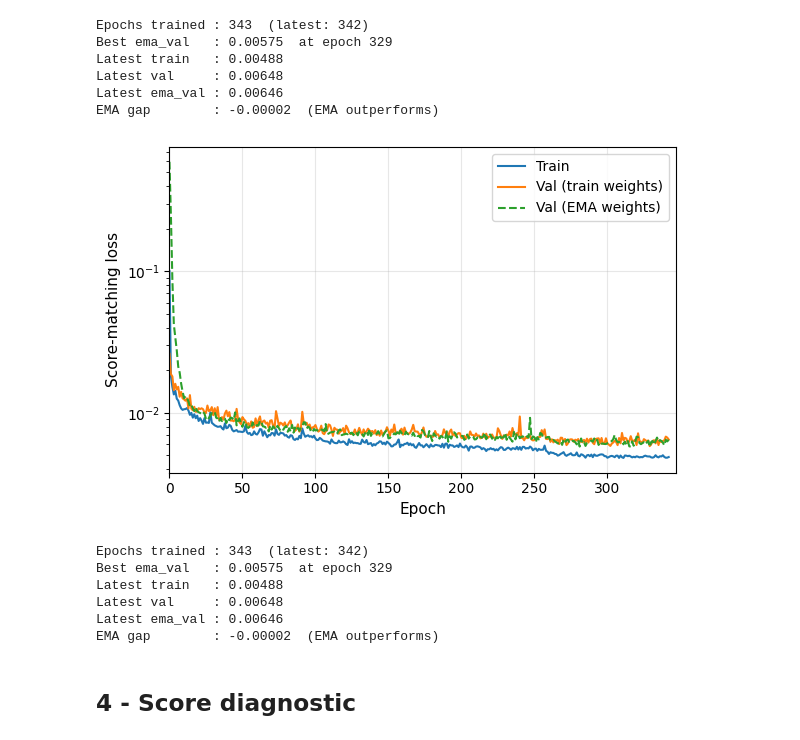
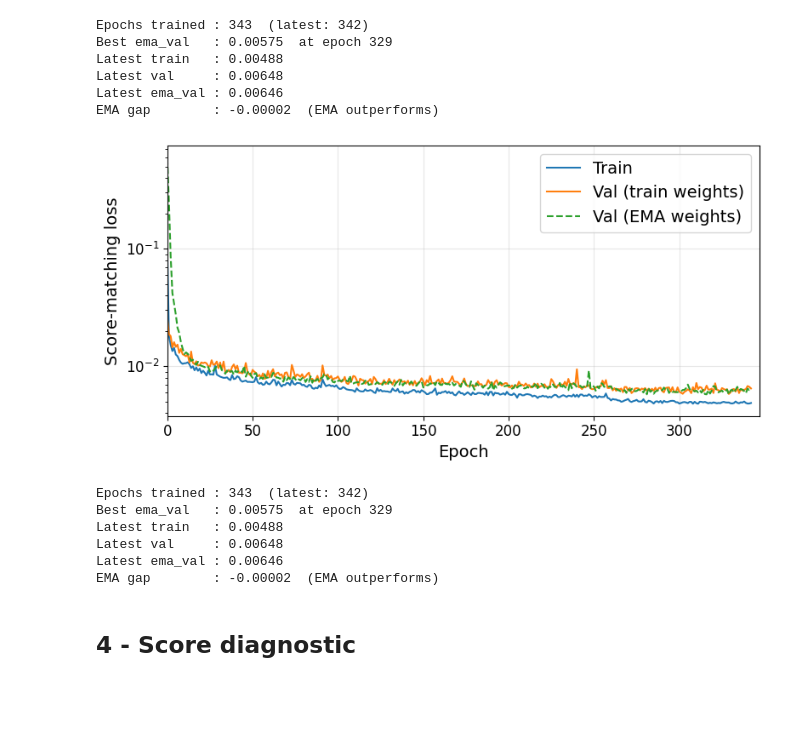
Before and after one commit to NinnaL/Master-thesis---Super-resolution-sea-ice-concentration-using-generative-AI, a Jupyter notebook: Code/lib/diffusion/diffusion_SR_ASIP_from_AMSR2.ipynb, the cells around one changed output. Cells and saved outputs as stored; diff of their text form; code cells hidden in the pictures; blank space fills up the shorter version.

```diff
--- a/Code/lib/diffusion/diffusion_SR_ASIP_from_AMSR2.ipynb
+++ b/Code/lib/diffusion/diffusion_SR_ASIP_from_AMSR2.ipynb
@@ -256,7 +256,7 @@ else:
     val_loss   = _h['val_loss']
     ema_loss   = _h.get('ema_val_loss', [])
 
-    fig, axes = plt.subplots(1, 1, figsize=(6, 4))
+    fig, axes = plt.subplots(1, 1, figsize=(8, 4))
 
     # ── Left: loss curves ─────────────────────────────────────────────────────
     axes.plot(epochs, train_loss, label='Train',               linewidth=1.5, color='tab:blue')
@@ -266,76 +266,39 @@ else:
                      linestyle='--', color='tab:green')
         best_idx = int(np.argmin(ema_loss))
         # axes[0].axvline(epochs[best_idx], color='tab:green', linestyle=':', linewidth=1, alpha=0.7)
         # axes[0].annotate(f'Best EMA\nepoch {epochs[best_idx]}',
         #                  xy=(epochs[best_idx], ema_loss[best_idx]),
         #                  xytext=(epochs[best_idx] + max(epochs) * 0.03, ema_loss[best_idx] * 1.5),
         #                  fontsize=8, color='tab:green',
         #                  arrowprops=dict(arrowstyle='->', color='tab:green', lw=0.8))
-    axes.set_xlabel('Epoch', fontsize=11)
-    axes.set_ylabel('Score-matching loss', fontsize=11)
+    axes.set_xlabel('Epoch', fontsize=14)
+    axes.set_ylabel('Score-matching loss', fontsize=14)
     # axes.set_title('Loss', fontsize=12)
-    axes.legend(loc='upper right', fontsize=10)
+    axes.legend(loc='upper right', fontsize=14)
+    axes.tick_params(axis='both', labelsize=12)
     axes.grid(True, alpha=0.3)
     if len(epochs) > 10:
         axes.set_yscale('log')
     axes.set_xlim(left=0, right=max(epochs) + 5)
 
-    # ax2 = axes.twinx()
-    # ln1 = ax2.plot(epochs, _h['lr'], color='tab:orange', linewidth=1.5, label='Learning rate')
-
-    # ax2.set_ylabel('Learning rate', fontsize=11, color='tab:orange')
-    # ax2.tick_params(axis='y', labelcolor='tab:orange')
-    # axes.set_yscale('log')
-
-    # axes.grid(True, alpha=0.3)
-
-    # ── Right: LR + EMA gap ───────────────────────────────────────────────────
-    # ln1 = axes[1].plot(epochs, _h['lr'], color='tab:orange', linewidth=1.5, label='Learning rate')
-    # axes[1].set_xlabel('Epoch', fontsize=11)
-    # axes[1].set_ylabel('Learning rate', fontsize=11, color='tab:orange')
-    # axes[1].tick_params(axis='y', labelcolor='tab:orange')
-    # axes[1].set_yscale('log')
-    # axes[1].set_title('Learning rate & EMA convergence', fontsize=12)
-    # axes[1].grid(True, alpha=0.3)
-
-    # if ema_loss:
-    #     ax2     = axes[1].twinx()
-    #     ema_gap = [e - v for e, v in zip(ema_loss, val_loss)]
-    #     ln2     = ax2.plot(epochs, ema_gap, color='tab:green', linewidth=1.5,
-    #                        linestyle='--', label='EMA − Val gap')
-    #     ax2.axhline(0, color='gray', linestyle=':', linewidth=0.8, alpha=0.6)
-    #     ax2.set_ylabel('EMA − Val loss gap\n(negative = EMA outperforms)', fontsize=10,
-    #                    color='tab:green')
-    #     ax2.tick_params(axis='y', labelcolor='tab:green')
-    #     lns  = ln1 + ln2
-    #     labs = [l.get_label() for l in lns]
-    #     ax2.legend(lns, labs, loc='upper right', fontsize=10)
-
-    # _epoch     = diff_info['epoch']
-    # _val       = diff_info['val_loss']
-    # _ema_val   = diff_info['ema_val_loss']
-    # _lr        = _h['lr'][_h['epoch'].index(_epoch)] if _epoch in _h['epoch'] else float('nan')
-    # _ckpt_name = os.path.basename(BEST_CKPT if os.path.exists(BEST_CKPT) else DIFF_CKPT)
-    # subtitle   = (f'Epoch {_epoch}  |  val={_val:.5f}  ema_val={_ema_val:.5f}  '
-    #               f'lr={_lr:.2e}  |  ckpt={_ckpt_name}')
-
     # plt.suptitle(f'{mdl_cls.name} — Diffusion model training history  (postfix={postfix})\n{subtitle}',
     #              fontsize=12)
     plt.tight_layout()
+    plt.savefig('/dmidata/users/nili/Master/Master-thesis---Super-resolution-sea-ice-concentration-using-generative-AI/figures/results/training/DIFF_hist.png', dpi=300, bbox_inches='tight')
     plt.show()
 
     ref        = ema_loss if ema_loss else val_loss
     best_idx   = int(np.argmin(ref))
     print(f'Epochs trained : {len(epochs)}  (latest: {epochs[-1]})')
     print(f'Best ema_val   : {min(ref):.5f}  at epoch {epochs[best_idx]}')
     print(f'Latest train   : {train_loss[-1]:.5f}')
     print(f'Latest val     : {val_loss[-1]:.5f}')
     if ema_loss:
         print(f'Latest ema_val : {ema_loss[-1]:.5f}')
         print(f'EMA gap        : {ema_gap[-1]:+.5f}  '
               f'({"EMA outperforms" if ema_gap[-1] < 0 else "EMA still converging"})')
 # %% [output]
-[figure, old version]
+[figure, new version]
 Epochs trained : 343  (latest: 342)
 Best ema_val   : 0.00575  at epoch 329
 Latest train   : 0.00488
```
Also changed, not shown: parts of 9 cells of this notebook, 37 other files.
